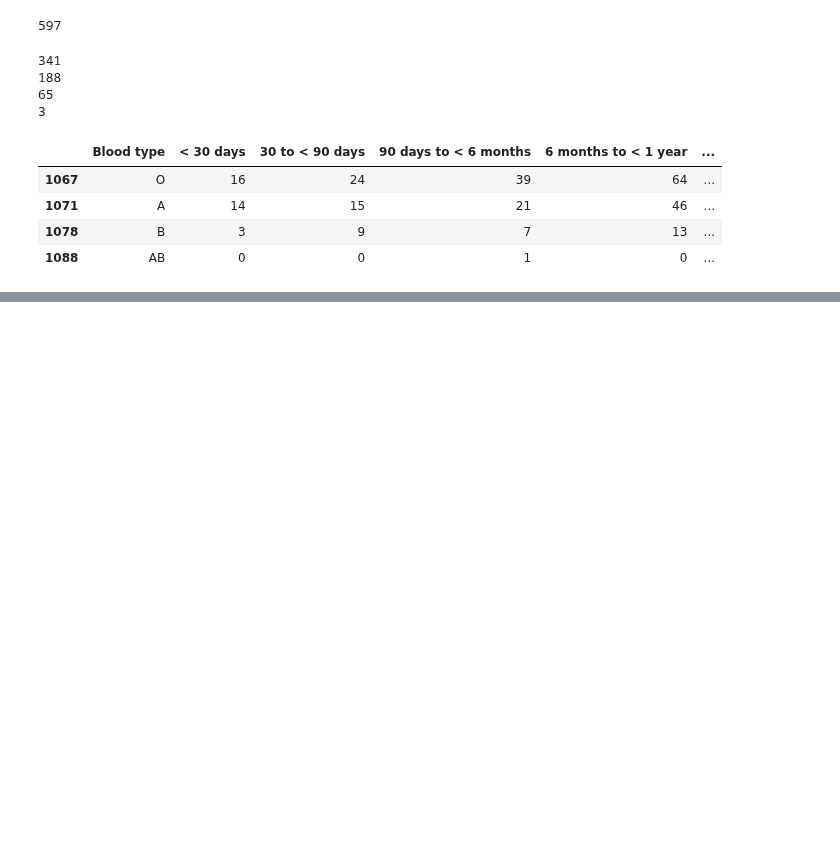
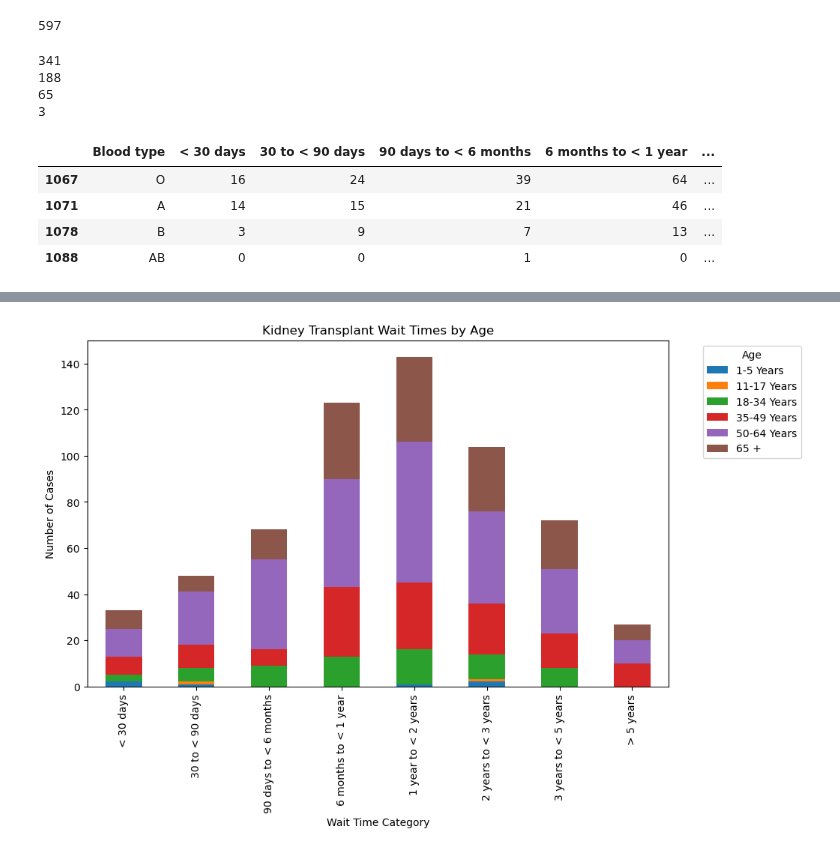
Before and after one commit to ASPigman/Project_1, a Jupyter notebook: KidneyTransplantMain.ipynb, the cells around one changed output, grey strips where cells are left out. Cells and saved outputs as stored; diff of their text form; code cells hidden in the pictures; blank space fills up the shorter version.

```diff
--- a/KidneyTransplantMain.ipynb
+++ b/KidneyTransplantMain.ipynb
@@ -208,2 +282,23 @@ ok_age_wait
 # %%
 # Plot above on a bar chart
+# Set 'Age' as the index
+age_data_for_plot = ok_age_wait.set_index("Age")
+
+# Specify the desired order of ages
+ordered_ages = ["1-5 Years", "11-17 Years", "18-34 Years", "35-49 Years", "50-64 Years", "65 +"]
+
+# Reorder the rows based on the desired order
+age_data_for_plot = age_data_for_plot.loc[desired_age_order]
+
+# Transpose the DataFrame for easier plotting
+age_data_for_plot = age_data_for_plot.transpose()
+
+# Plot the bar chart
+age_data_for_plot.plot(kind="bar", stacked=True, figsize=(10, 6))
+plt.title("Kidney Transplant Wait Times by Age")
+plt.xlabel("Wait Time Category")
+plt.ylabel("Number of Cases")
+plt.legend(title="Age", bbox_to_anchor=(1.05, 1), loc="upper left")
+plt.show()
+# %% [output]
+[figure, added]
```
Also changed, not shown: parts of 14 cells of this notebook.
